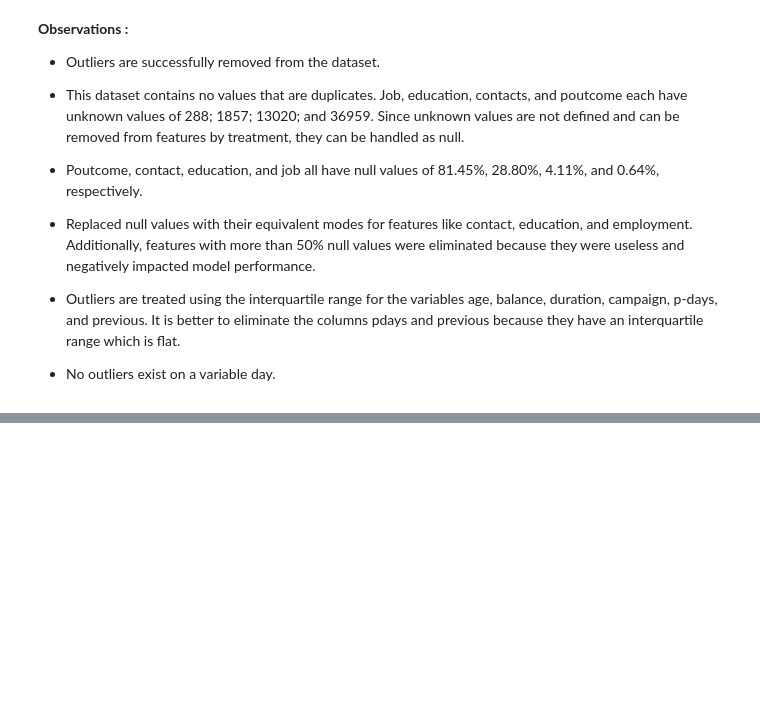
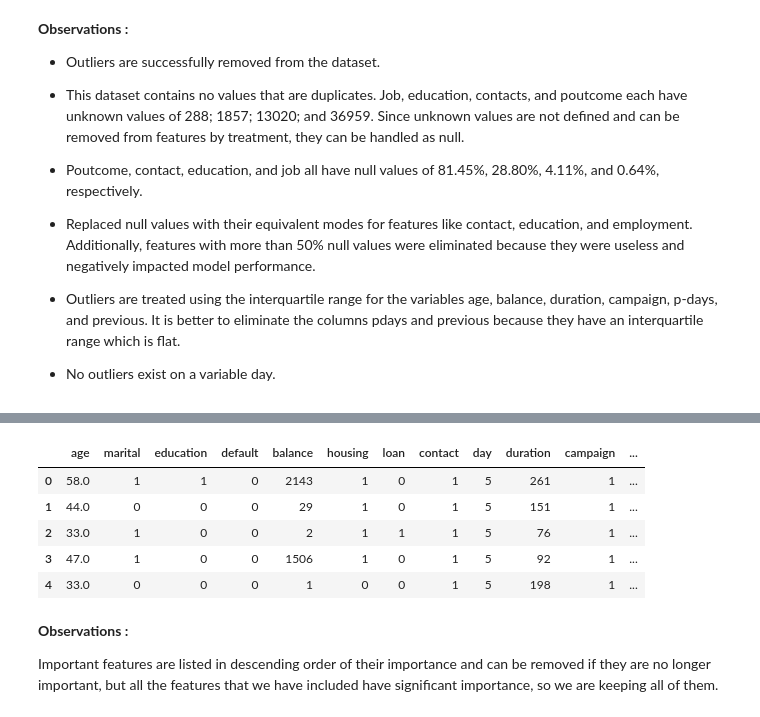
Before and after one commit to bimal-bp/Bank-Marketing-Effectiveness-Prediction-ML-Classification, a Jupyter notebook: project.ipynb, the cells around one changed output, grey strips where cells are left out. Cells and saved outputs as stored; diff of their text form; code cells hidden in the pictures; blank space fills up the shorter version.

```diff
--- a/project.ipynb
+++ b/project.ipynb
@@ -495,0 +631,14 @@ Job, education, contacts, and poutcome each have unknown values of 288; 1857; 13
+# %%
+## label encoding
+
+# Mapping the categorical variables whoes having limited categories
+df['marital'] = df['marital'].map({'single':0,'married':1,'divorced':2})
+df['education'] = df['education'].map({'secondary':0,'tertiary':1, 'primary':2})
+df['default'] = df['default'].map({'yes':1,'no':0})
+df['housing'] = df['housing'].map({'yes':1,'no':0})
+df['loan'] = df['loan'].map({'yes':1,'no':0})
+df['contact'] = df['contact'].map({'cellular':1,'telephone':0})
+df['y'] = df['y'].map({'yes':1,'no':0})
+# %%
+## One hot encoding for variable job and month
+df=pd.get_dummies(df, columns=['job', "month"], prefix=["job", "month"], drop_first=True)
@@ -495,0 +666,11 @@ Job, education, contacts, and poutcome each have unknown values of 288; 1857; 13
+# %%
+# Final Dataset
+pd.set_option('display.max_columns', None)
+df.head()
+# %% [output]
+|  | age | marital | education | default | balance | housing | loan | contact | day | duration | campaign | ... |
+| 0 | 58.0 | 1 | 1 | 0 | 2143 | 1 | 0 | 1 | 5 | 261 | 1 | ... |
+| 1 | 44.0 | 0 | 0 | 0 | 29 | 1 | 0 | 1 | 5 | 151 | 1 | ... |
+| 2 | 33.0 | 1 | 0 | 0 | 2 | 1 | 1 | 1 | 5 | 76 | 1 | ... |
+| 3 | 47.0 | 1 | 0 | 0 | 1506 | 1 | 0 | 1 | 5 | 92 | 1 | ... |
+| 4 | 33.0 | 0 | 0 | 0 | 1 | 0 | 0 | 1 | 5 | 198 | 1 | ... |
@@ -495,0 +702,4 @@ Job, education, contacts, and poutcome each have unknown values of 288; 1857; 13
+# %% [markdown]
+**Observations :**
+
+Important features are listed in descending order of their importance and can be removed if they are no longer important, but all the features that we have included have significant importance, so we are keeping all of them.
```
Also changed, not shown: parts of 18 cells of this notebook.
